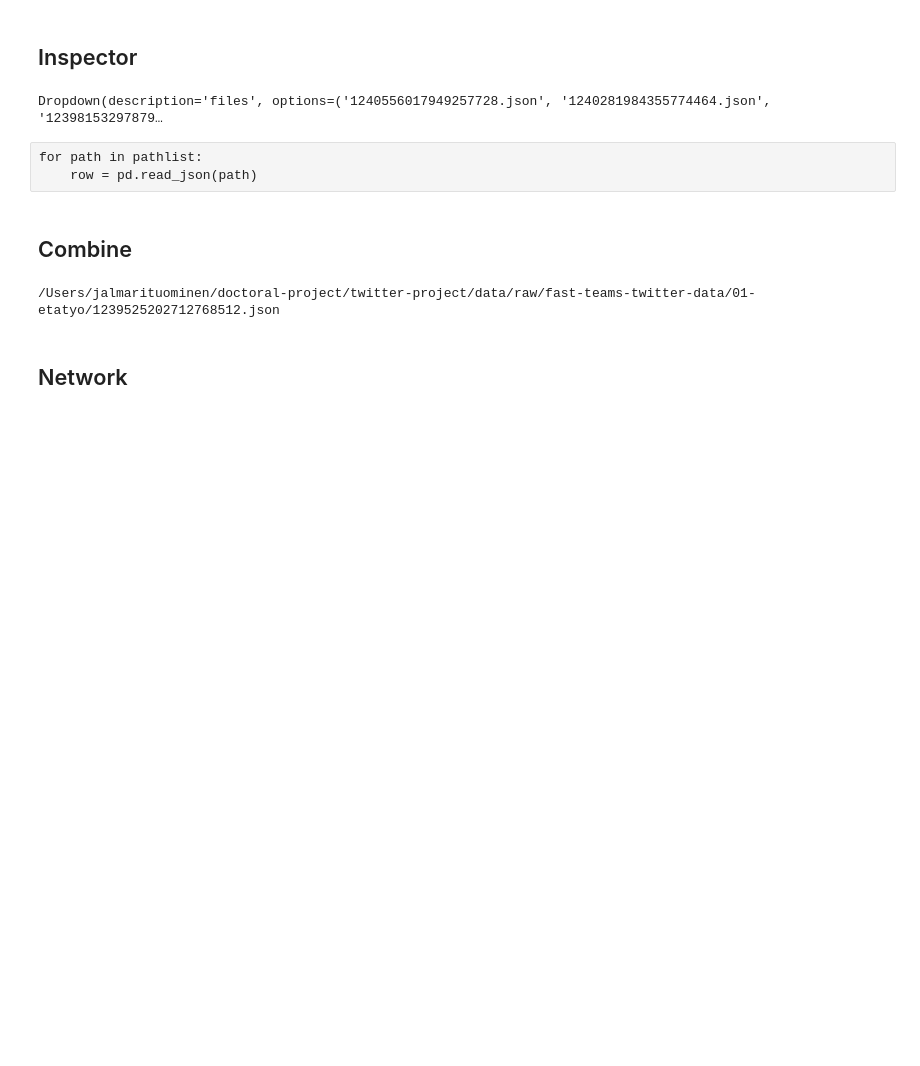
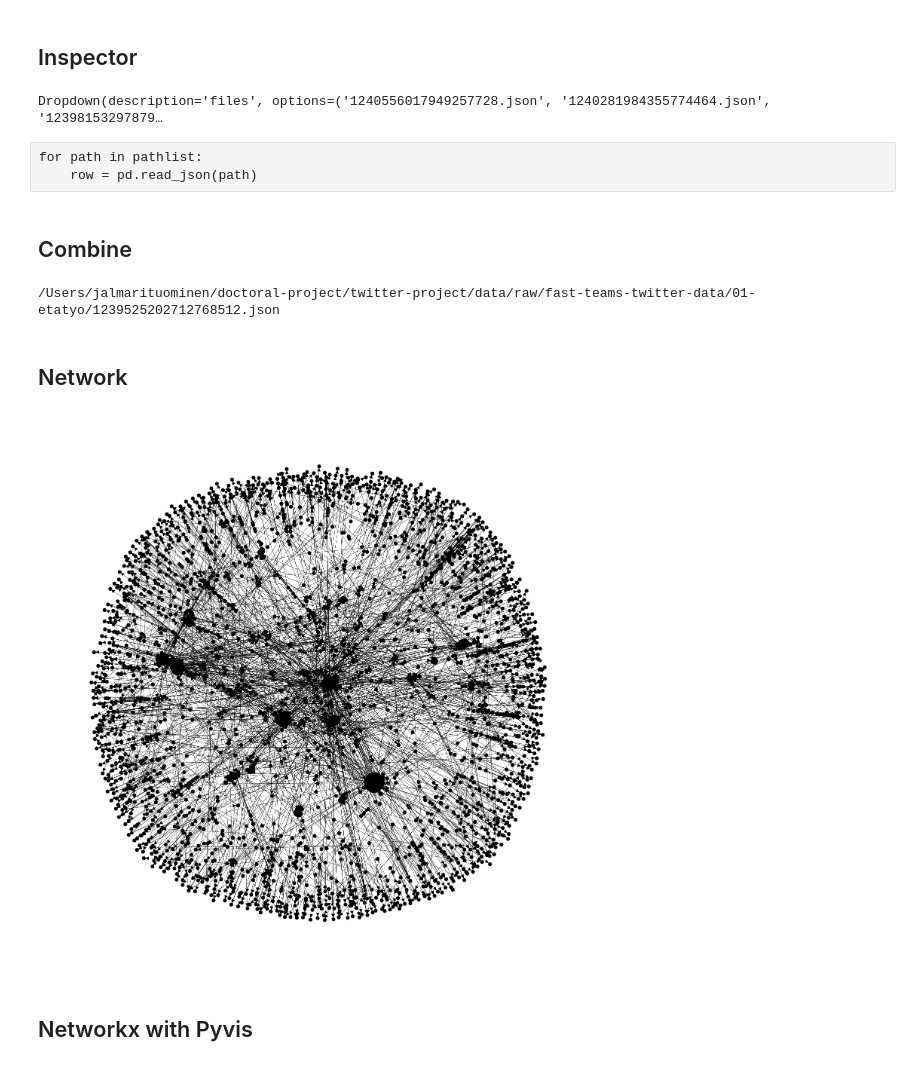
Before and after one commit to tuomijal/twitter-remote, a Jupyter notebook: notebooks/2020-03-20.ipynb, the cells around one changed output. Saved outputs shown, nothing was run; the diff lists cells and outputs as text; code cells hidden in the pictures; blank space fills up the shorter version.

```diff
--- a/notebooks/2020-03-20.ipynb
+++ b/notebooks/2020-03-20.ipynb
@@ -107,9 +107,14 @@ nx.readwrite.gexf.write_gexf(network,
 # df = pd.DataFrame(rows)
 # df.to_csv('data/tweets-6aika.csv',encoding='utf-8')
 # %%
+# https://www.databentobox.com/2019/07/28/facebook-friend-graph/
 pos = nx.spring_layout(network)
 plt.figure(figsize=(10,10))
-nx.draw_networkx(network, with_labels=False, node_size=15, width=.3, pos=pos, edgecolor='grey', node_color='k')
+nx.draw_networkx(network, with_labels=False, node_size=15, width=.3, pos=pos, edgecolor='grey', node_color='k', font_size=6)
 limits=plt.axis('off') # turn of axisb
 plt.tight_layout()
 plt.savefig(here() / 'results/figures/2020-03-20-network.png', transparent=True)
+# %% [output]
+[figure, added]
+# %% [markdown]
+## Networkx with Pyvis
```
Also changed, not shown: parts of 5 cells of this notebook, 2 other files.
